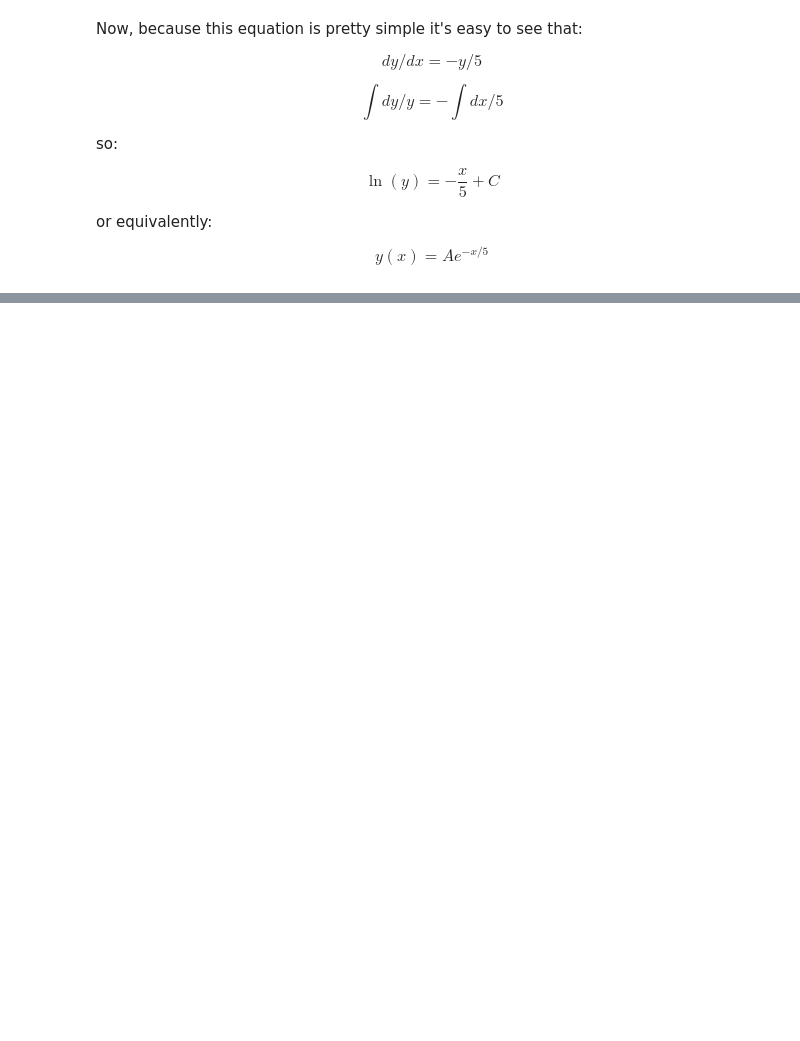
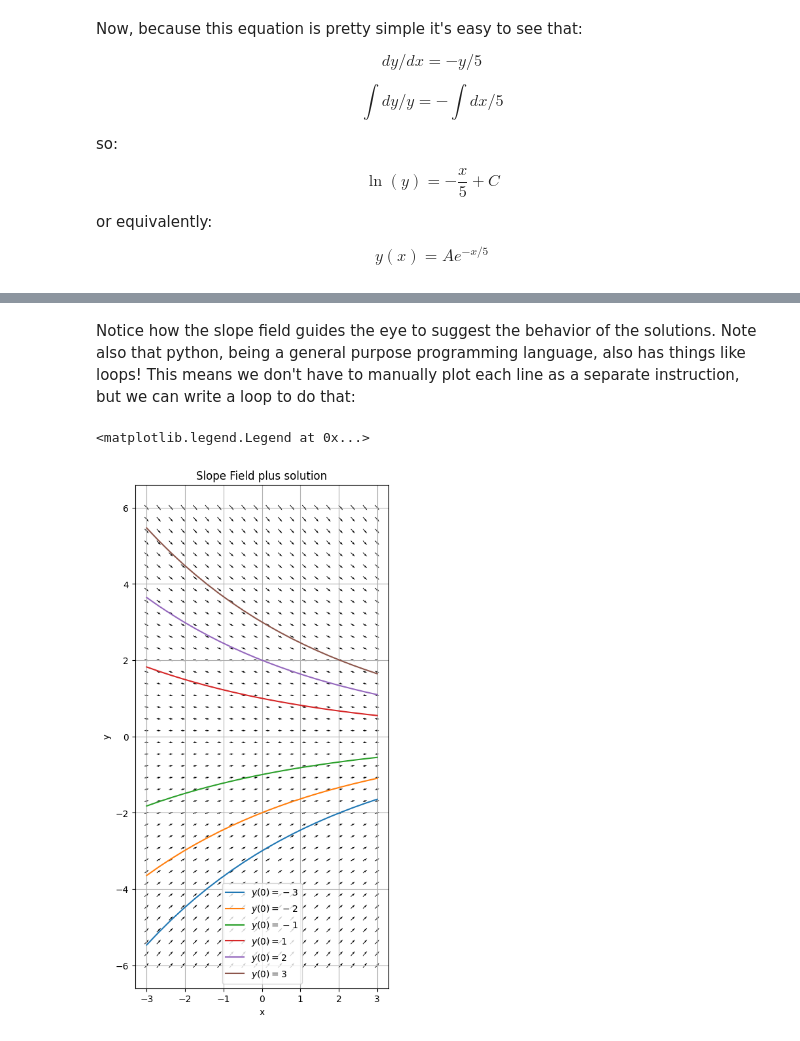
Before and after one commit to 201820-SWEN-230/MATH-330-Activities, a Jupyter notebook: Activity1_SlopeFields.ipynb, the cells around one changed output, grey strips where cells are left out. Saved outputs shown, nothing was run; the diff lists cells and outputs as text; code cells hidden in the pictures; blank space fills up the shorter version.

```diff
--- a/Activity1_SlopeFields.ipynb
+++ b/Activity1_SlopeFields.ipynb
@@ -158,0 +220,25 @@ $$ y(x) = A e^{-x/5} $$
+# %% [markdown]
+Notice how the slope field guides the eye to suggest the behavior of the solutions. Note also that python, being a general purpose programming language, also has things like loops! This means we don't have to manually plot each line as a separate instruction, but we can write a loop to do that:
+# %%
+xdomain = np.linspace(-3,3,20)
+ydomain = np.linspace(-6,6,40)
+
+x,y = np.meshgrid(xdomain, ydomain)
+
+u = 1
+v = -y/5
+
+plt.figure(figsize=(5,10))
+plt.quiver(x,y,u,v,pivot='mid')
+
+for y0 in [-3,-2,-1,1,2,3]: # note this loop is over the initial conditions
+    plt.plot(xdomain, y0*np.exp(-xdomain/5),label=f"$y(0)={y0}$")
+
+plt.grid()
+plt.xlabel("x")
+plt.ylabel("y")
+plt.title("Slope Field plus solution")
+plt.legend()
+# %% [output]
+<matplotlib.legend.Legend at 0x...>
+[figure, added]
```
Also changed, not shown: parts of 15 cells of this notebook.
